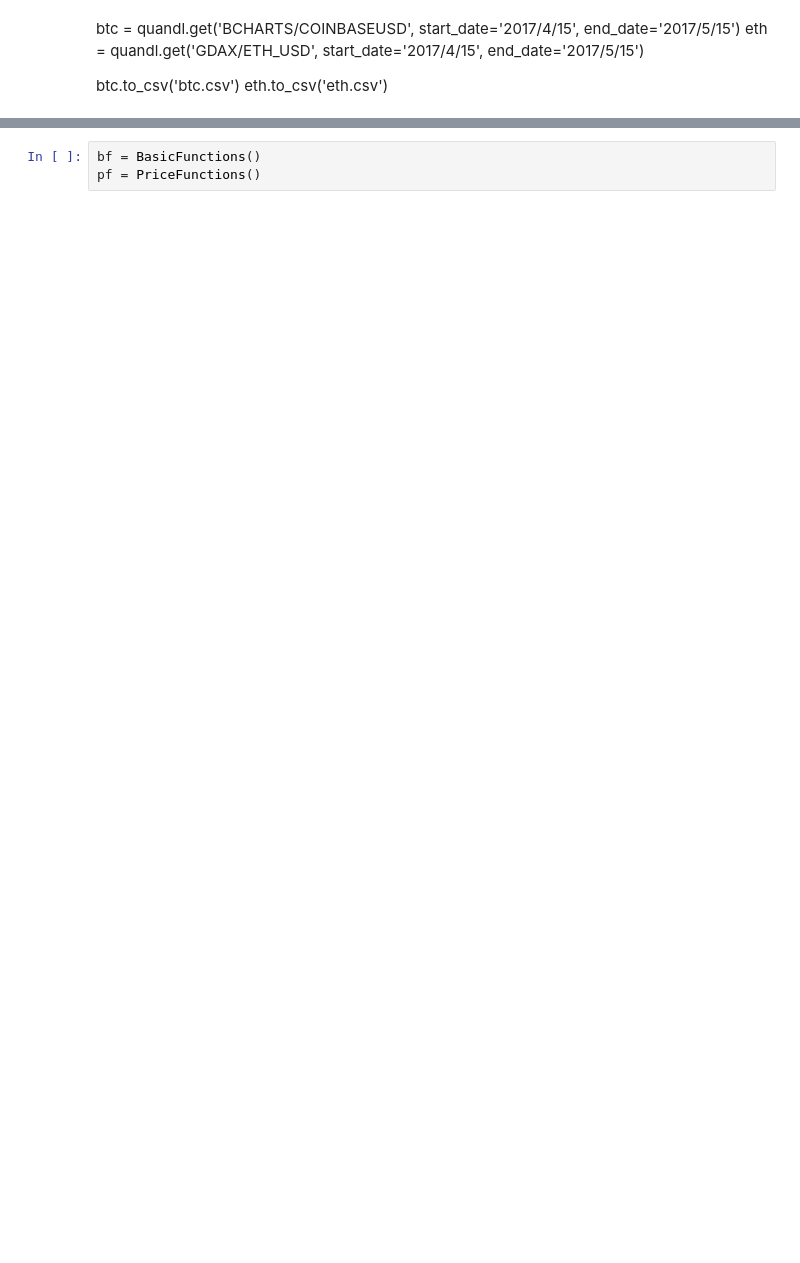
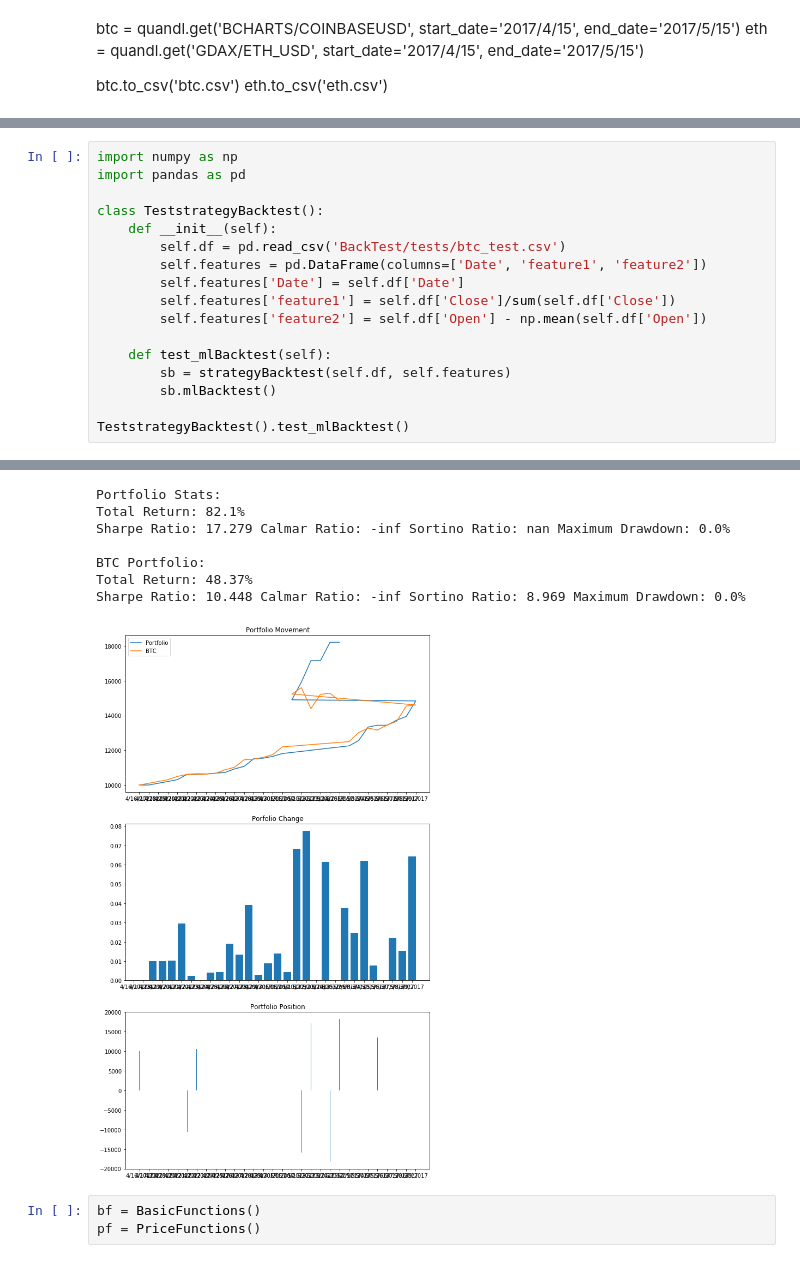
Before and after one commit to warproxxx/CryptoPredictor, a Jupyter notebook: CryptoPredictor/TensorFlow.ipynb, the cells around one changed output, grey strips where cells are left out. Drawn from its saved outputs; the diff is of its cells as text; blank space fills up the shorter version.

```diff
--- a/CryptoPredictor/TensorFlow.ipynb
+++ b/CryptoPredictor/TensorFlow.ipynb
@@ -54,0 +107,18 @@ class IndividualBacktest():
+# %%
+import numpy as np
+import pandas as pd
+
+class TeststrategyBacktest():
+    def __init__(self):
+        self.df = pd.read_csv('BackTest/tests/btc_test.csv')
+        self.features = pd.DataFrame(columns=['Date', 'feature1', 'feature2'])
+        self.features['Date'] = self.df['Date']
+        self.features['feature1'] = self.df['Close']/sum(self.df['Close'])
+        self.features['feature2'] = self.df['Open'] - np.mean(self.df['Open'])
+
+    def test_mlBacktest(self):
+        sb = strategyBacktest(self.df, self.features)
+        sb.mlBacktest()
+
+TeststrategyBacktest().test_mlBacktest()
+# %% [output]
@@ -55,3 +142,11 @@ class IndividualBacktest():
+Portfolio Stats:
+Total Return: 82.1%
+Sharpe Ratio: 17.279 Calmar Ratio: -inf Sortino Ratio: nan Maximum Drawdown: 0.0%
+
+BTC Portfolio:
+Total Return: 48.37%
+Sharpe Ratio: 10.448 Calmar Ratio: -inf Sortino Ratio: 8.969 Maximum Drawdown: 0.0%
+[figure, added]
 # %%
 bf = BasicFunctions()
 pf = PriceFunctions()
```
Also changed, not shown: parts of 12 cells of this notebook, 34 other files.
